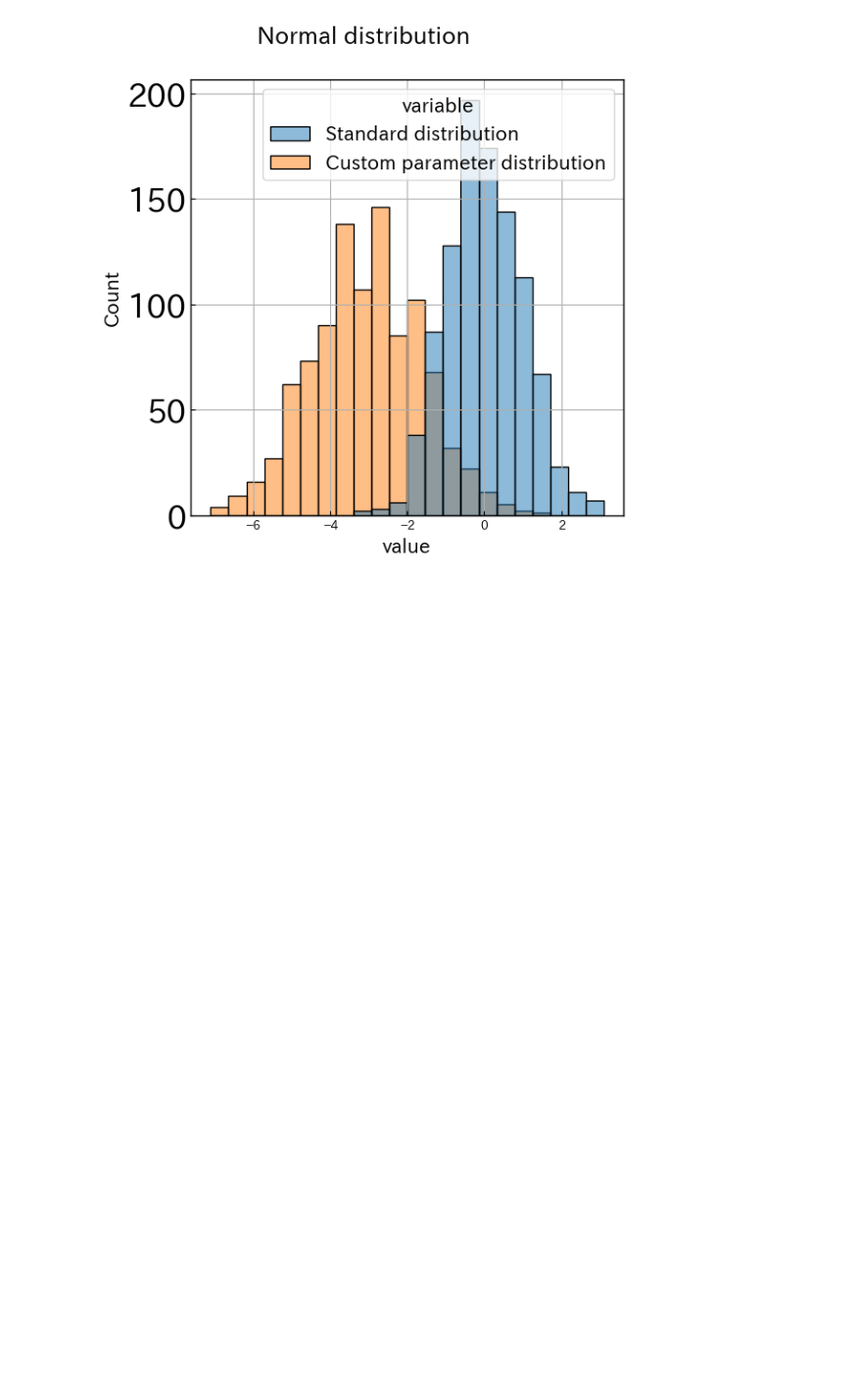
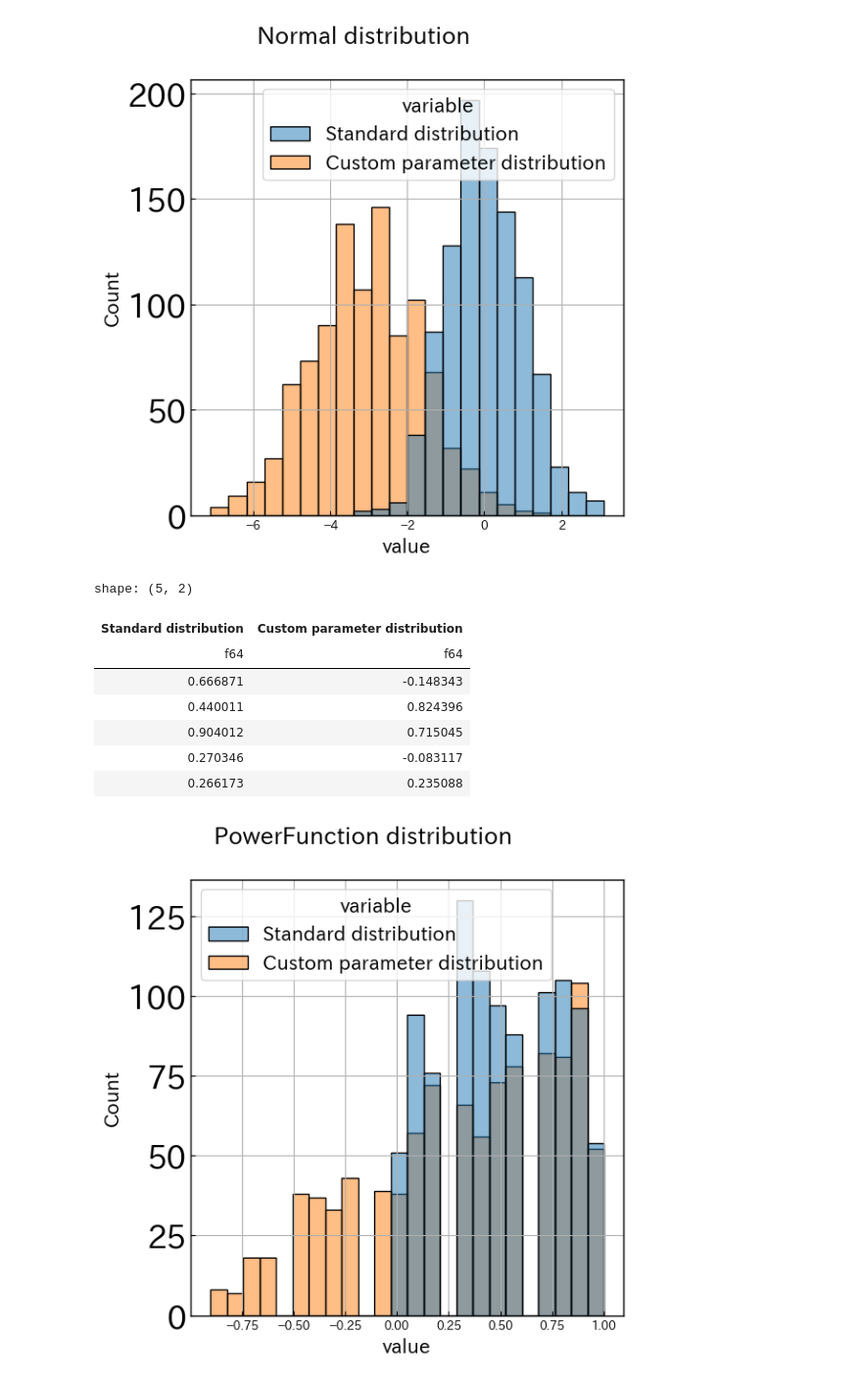
Before and after one commit to Tremendous1192/demo_rand_simple, a Jupyter notebook: notebooks/demo.ipynb, the cells around one changed output. Shown at 98% size. Saved outputs shown, nothing was run; the diff lists cells and outputs as text; code cells hidden in the pictures; blank space fills up the shorter version.

Commit message:
PowerFunction分布

```diff
--- a/notebooks/demo.ipynb
+++ b/notebooks/demo.ipynb
@@ -828,3 +828,44 @@ shape: (5, 2)
 | 1.755424 | -4.078402 |
 | 0.122783 | -1.904965 |
 [figure]
+# %%
+name = "PowerFunction"# distribution
+df = pl.read_csv("../data/" + name + ".csv")
+
+# Show first 5 rows data
+display(df.head())
+
+# Plot distribution
+fig, ax = plt.subplots(nrows = 1, ncols = 1, figsize = (6, 6))
+sns.histplot(
+    data = (
+        df
+        # プロット時間を短くするために、値を丸める
+        .with_columns([
+            pl.col("Standard distribution").round(1),
+            pl.col("Custom parameter distribution").round(1),
+        ])
+        # パラメータで層別するためにunpivotする
+        .unpivot(cs.numeric())
+        # プロット処理を短くするために、外れ値を削除する
+        .filter(
+            pl.col("value").abs() < 100
+        )
+    ),
+    x = "value",
+    hue = "variable",
+    ax = ax,
+)
+plt.suptitle(name + " distribution")
+#plt.setp(ax, xlim = (-2, 10))
+plt.tight_layout()
+# %% [output]
+shape: (5, 2)
+| Standard distribution | Custom parameter distribution |
+| f64 | f64 |
+| 0.666871 | -0.148343 |
+| 0.440011 | 0.824396 |
+| 0.904012 | 0.715045 |
+| 0.270346 | -0.083117 |
+| 0.266173 | 0.235088 |
+[figure, added]
```
Also changed, not shown: 3 other files.
